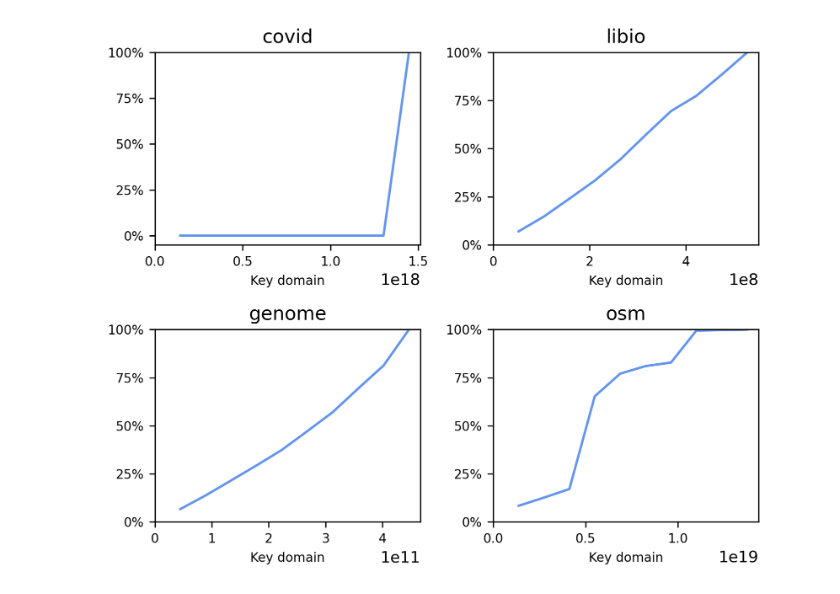
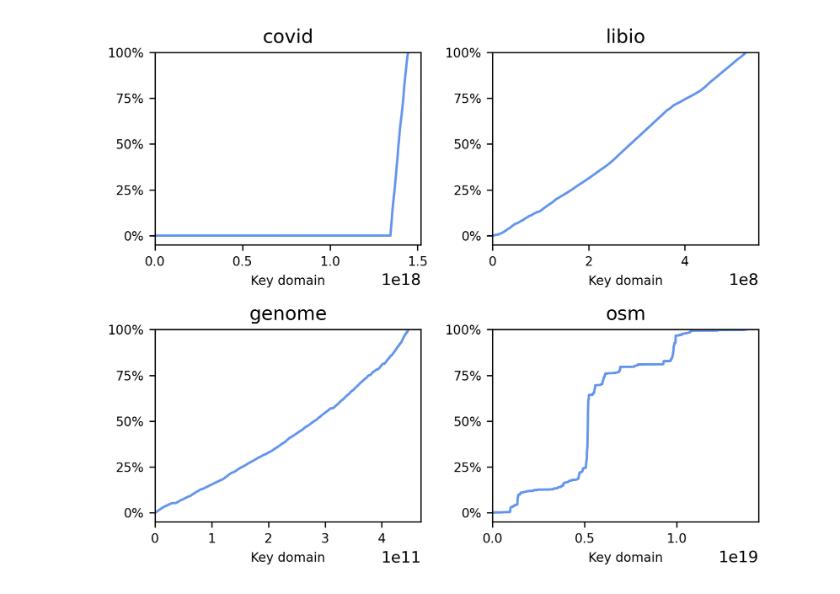
Before and after one commit to ShubhamVashisth7/GRE, a Jupyter notebook: data_profiler/plot_CDF.ipynb, the cells around one changed output. Saved outputs shown, nothing was run; the diff lists cells and outputs as text; code cells hidden in the pictures.

Commit message:
plot sort keys instead of histogram

```diff
--- a/data_profiler/plot_CDF.ipynb
+++ b/data_profiler/plot_CDF.ipynb
@@ -47,28 +49,27 @@ plt.show()
 # %%
 datasets = ['covid', 'libio', 'genome', 'osm']
 
 plt.figure(figsize=(6, 5), dpi=300)
 fontsize = 8
 
 for i, dataset in enumerate(datasets, 1):
     with open(f'../datasets/{dataset}', 'rb') as f:
-        data = np.fromfile(f, dtype=np.uint64)
+        data = np.fromfile(f, dtype=np.uint64)[0:]
 
-    count, bins_count = np.histogram(data)
-    pdf = count / sum(count)
-    cdf = np.cumsum(pdf)
+    data_sorted = np.sort(data)
+    y = np.arange(1, len(data_sorted) + 1) / len(data_sorted)
 
     plt.subplot(2, 2, i)
-    plt.plot(bins_count[1:], cdf, color='cornflowerblue', linewidth=1.5)
+    plt.plot(data_sorted, y, color='cornflowerblue', linewidth=1.5)
     plt.yticks(np.arange(0.0, 1.1, 0.25), ['0%', '25%', '50%', '75%', '100%'], fontsize=fontsize)
     plt.xticks(fontsize=fontsize)
     plt.ylim(top=1)
     plt.xlim(left=0.0)
     plt.title(dataset, fontsize=fontsize+4)
     plt.xlabel('Key domain', fontsize=fontsize)
 
 plt.tight_layout()
 plt.savefig('out/CDF.png', bbox_inches='tight', dpi=300)
 plt.show()
 # %% [output]
-[figure, old version]
+[figure, new version]
```
Also changed, not shown: parts of 2 cells of this notebook.
